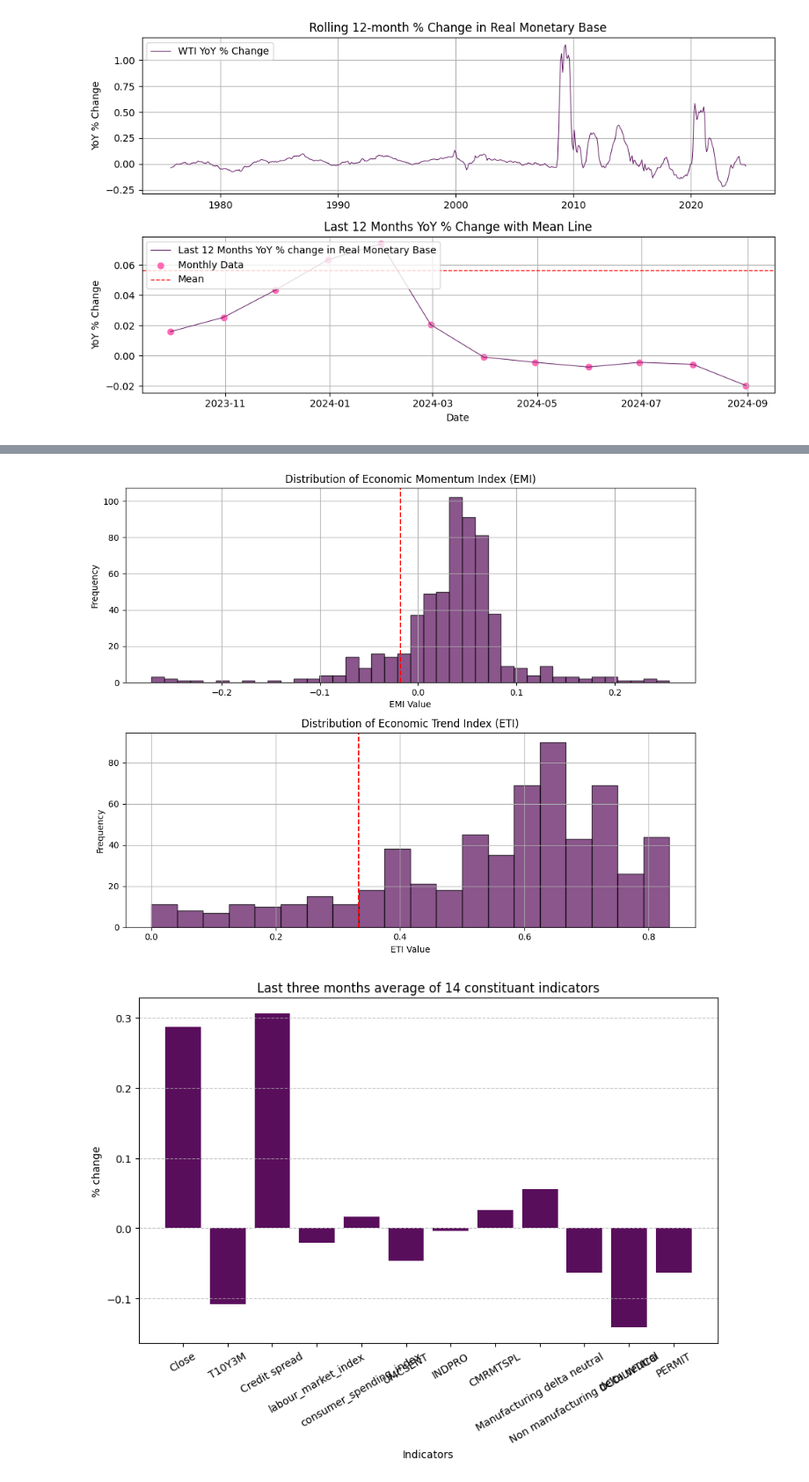
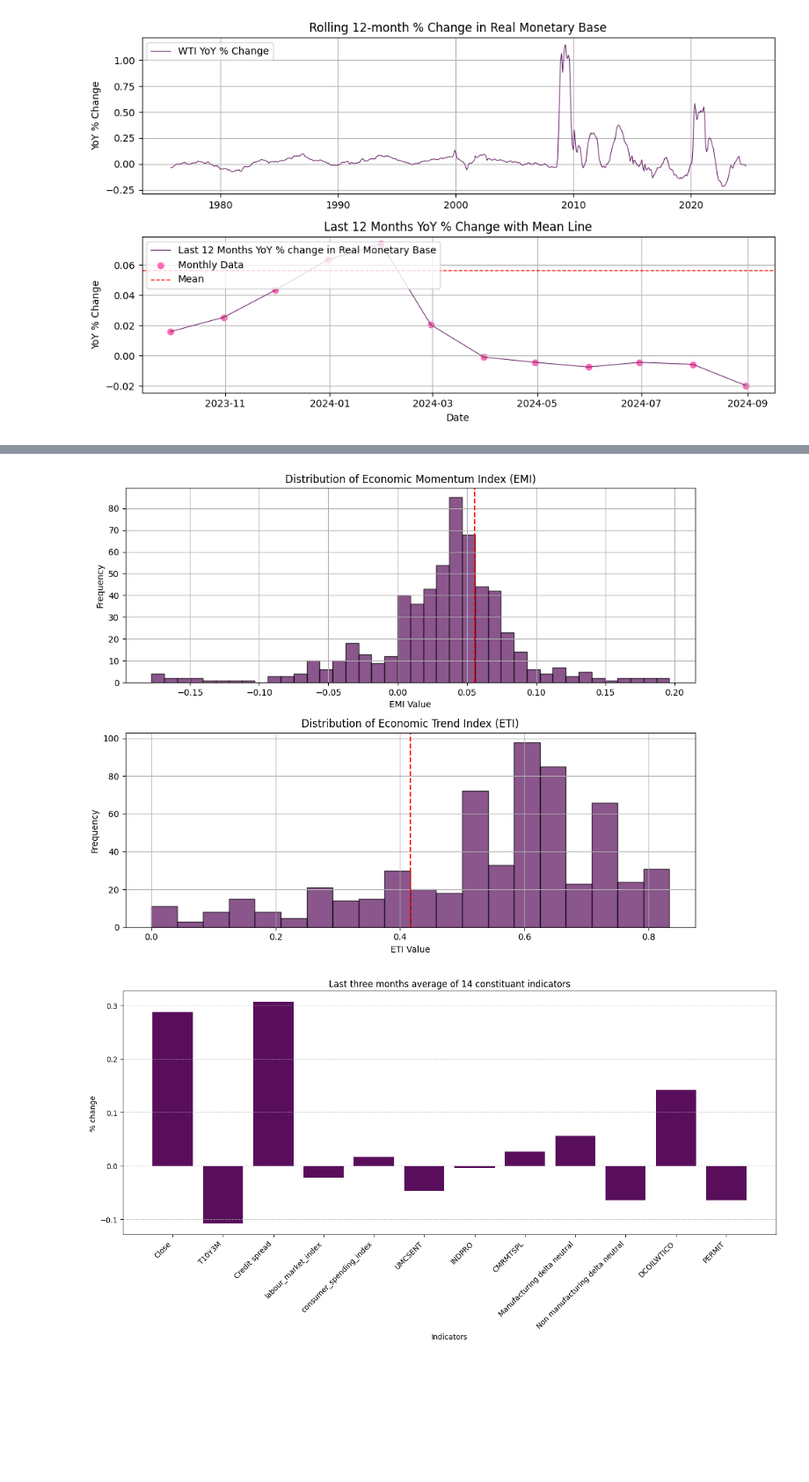
Before and after one commit to JeremyPapageorges/Nowcasting-the-Business-Cycle, a Jupyter notebook: Master.ipynb, the cells around one changed output, grey strips where cells are left out. Shown at 88% size. Saved outputs shown, nothing was run; the diff lists cells and outputs as text; code cells hidden in the pictures; blank space fills up the shorter version.

```diff
--- a/Master.ipynb
+++ b/Master.ipynb
@@ -174,7 +174,7 @@ credit_spreads = ['DBAA', 'DAAA','BAMLH0A0HYM2EY']
 
 Baa_Aaa_spread = credit_spread_data['DBAA'] - credit_spread_data['DAAA']
 avg_Baa_Aaa_spread = Baa_Aaa_spread.resample('M').mean()
-year_delta_credit_spread =  -1 *avg_Baa_Aaa_spread.pct_change(12) # we multiply by -1 since an increase in credit spread is negative
+year_delta_credit_spread = avg_Baa_Aaa_spread.pct_change(12) # we multiply by -1 since an increase in credit spread is negative
 year_delta_credit_spread.dropna(inplace = True)
 year_delta_credit_spread.name = 'Credit spread'
 
@@ -553,7 +550,7 @@ PERMIT : Monthly
 
 indicators = pd.concat([year_delta_stock_market, # Stock market YoY change , 421
                         yield_curve_data_averages['T10Y3M'][1:]/10, # Yield curve % spread (multiplied by 10), 422
-                        year_delta_credit_spread, # Credit Spread YoY change
+                        year_delta_credit_spread * -1, # Credit Spread YoY change
                         labour_market_index, # Labour Market Index
                         year_delta_consumer_spending['consumer_spending_index'], # Personal COnsumption Expenditure, Advanced retail sales: real trade, dvance Real Retail and Food Services Sales
                         year_delta_consumer_spending['UMCSENT'], # Reuters, UoM  Consumer Sentiment
@@ -561,7 +558,7 @@ indicators = pd.concat([year_delta_stock_market, # Stock market YoY change , 421
                         year_delta_business_activity['CMRMTSPL'], # Real Manufacturing and Trade Industries Sales
                         ISM['Manufacturing delta neutral'], # ISM Manufacturing
                         ISM['Non manufacturing delta neutral'], # ISM non-manufacturing
-                        year_delta_oil['DCOILWTICO'], # Crude Oil
+                        year_delta_oil['DCOILWTICO'] * -1 , # Crude Oil, inverted (rise in oil leads to drop in confidence)
                         year_delta_housing['PERMIT'], # housing starts
                         ], axis = 1)
 # %%
@@ -736,21 +735,21 @@ axs[1].grid(True)
 plt.tight_layout()
 plt.show()
 # %% [output]
-[figure, old version]
+[figure, new version]
 # %%
 # Lets fid out where the main negatives came from
 
 indicators_L3M = indicators.iloc[-3:, :].mean()
 
 # Create the figure and bar chart
 plt.figure(figsize=(16, 6))
 bars = plt.bar(indicators_L3M.index, indicators_L3M, color='#590e5b')
 
 # Formatting the chart
-plt.xticks(rotation=30)  # Rotate category names by 90 degrees
+plt.xticks(rotation=45, ha ='right')  # Rotate category names by 90 degrees
 plt.xlabel("Indicators")
 plt.ylabel("% change")
 plt.title("Last three months average of 14 constituant indicators")
 plt.grid(axis='y', linestyle='--', alpha=0.7)
 # %% [output]
-[figure, old version]
+[figure, new version]
```
Also changed, not shown: parts of 6 cells of this notebook.
